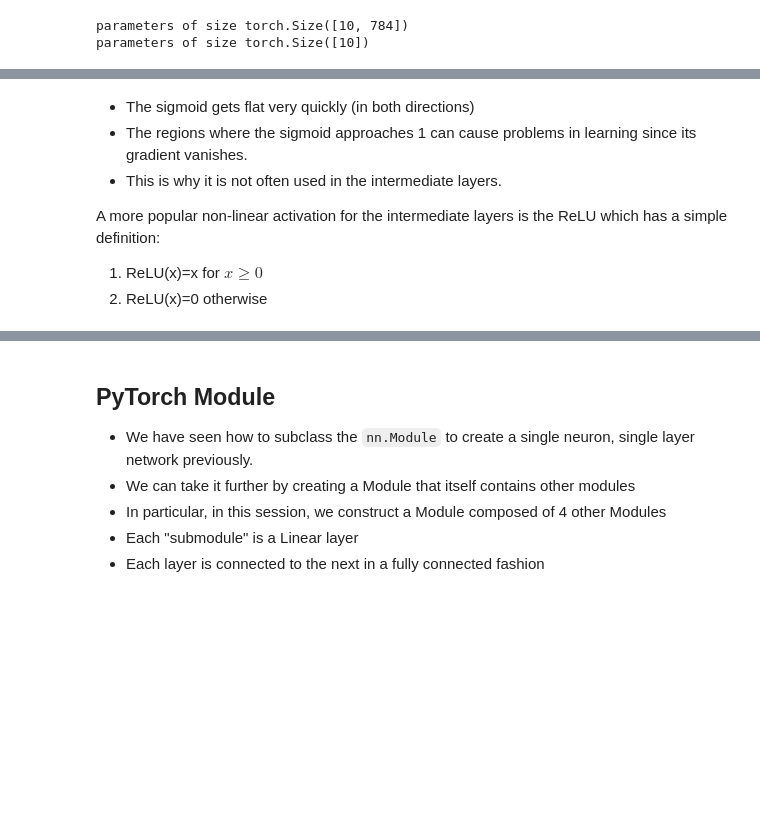
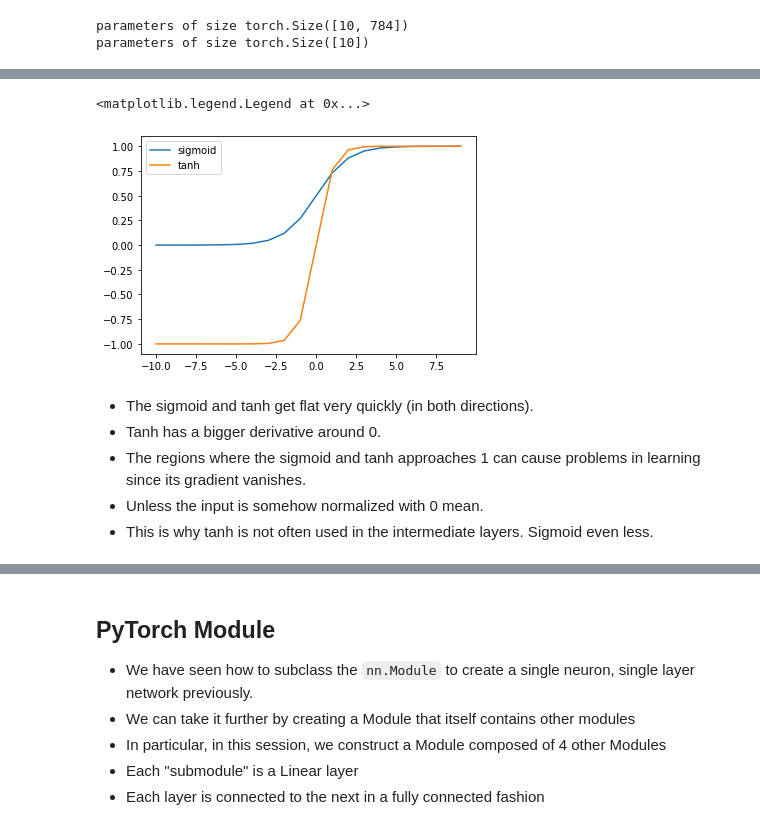
Before and after one commit to UOS-COMP6252/year23, a Jupyter notebook: lecture4/feedforward.ipynb, the cells around one changed output, grey strips where cells are left out. Saved outputs shown, nothing was run; the diff lists cells and outputs as text; code cells hidden in the pictures; blank space fills up the shorter version.

```diff
--- a/lecture4/feedforward.ipynb
+++ b/lecture4/feedforward.ipynb
@@ -178,16 +203,22 @@ Recall
 # %%
 import math
 import matplotlib.pyplot as plt
 def sigmoid(z):
     return 1./(1.+math.exp(-z))
+def tanh(z):
+    return 2*sigmoid(2*z)-1
 y=[sigmoid(x) for x in range(-10,10)]
-plt.ylim(-.1,1.1)
-plt.plot(range(-10,10),y)
+z=[tanh(x) for x in range(-10,10)]
+plt.ylim(-1.1,1.1)
+plt.plot(range(-10,10),y,label='sigmoid')
+plt.plot(range(-10,10),z,label='tanh')
+plt.legend()
+# %% [output]
+<matplotlib.legend.Legend at 0x...>
+[figure, added]
 # %% [markdown]
-- The sigmoid gets flat very quickly (in both directions)
-- The regions where the sigmoid approaches 1 can cause problems in learning since its gradient vanishes.
-- This is why it is not often used in the intermediate layers.
-
-A more popular non-linear activation for the intermediate layers is the ReLU which has a simple definition:
-1. ReLU(x)=x  for $x\ge 0$
-1. ReLU(x)=0  otherwise
+- The sigmoid and tanh get flat very quickly (in both directions).
+- Tanh has a bigger derivative around 0.
+- The regions where the sigmoid and tanh approaches 1 can cause problems in learning since its gradient vanishes.
+- Unless the input is somehow normalized with 0 mean.
+- This is why tanh is not often used in the intermediate layers. Sigmoid even less.
```
Also changed, not shown: parts of 14 cells of this notebook, 3 other files.
